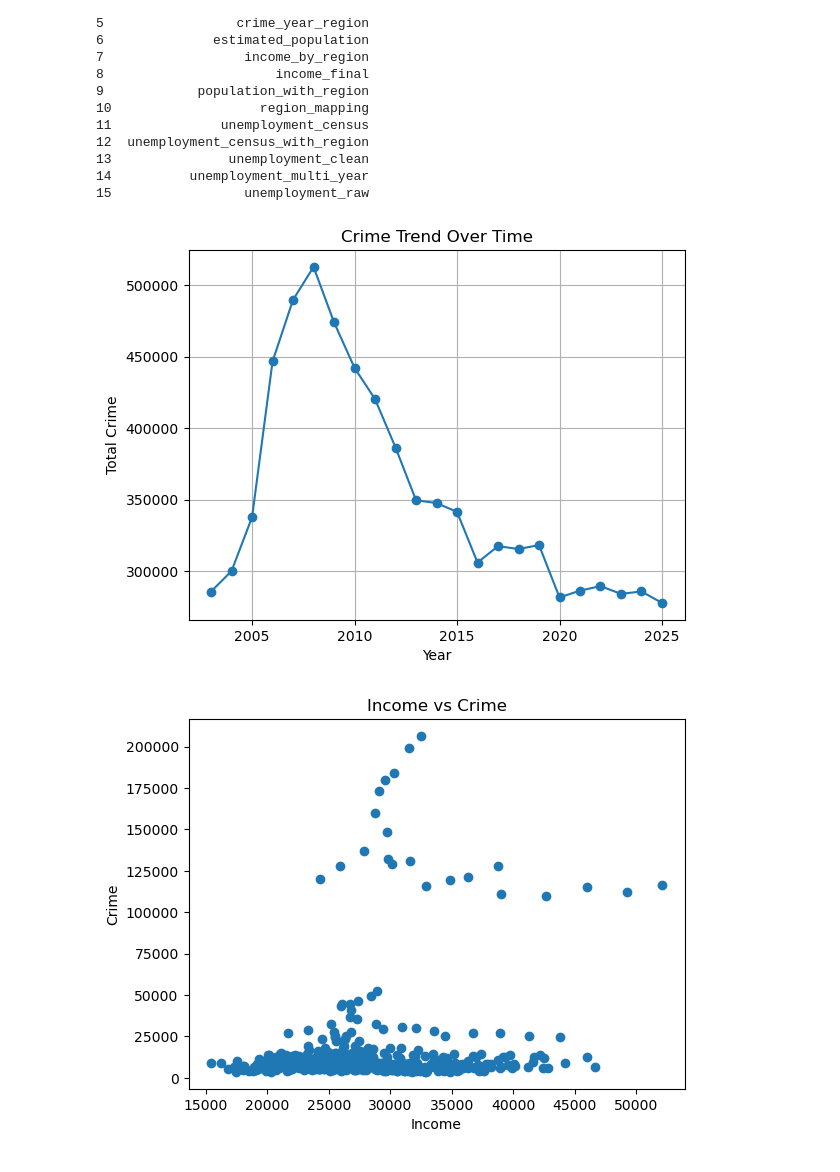
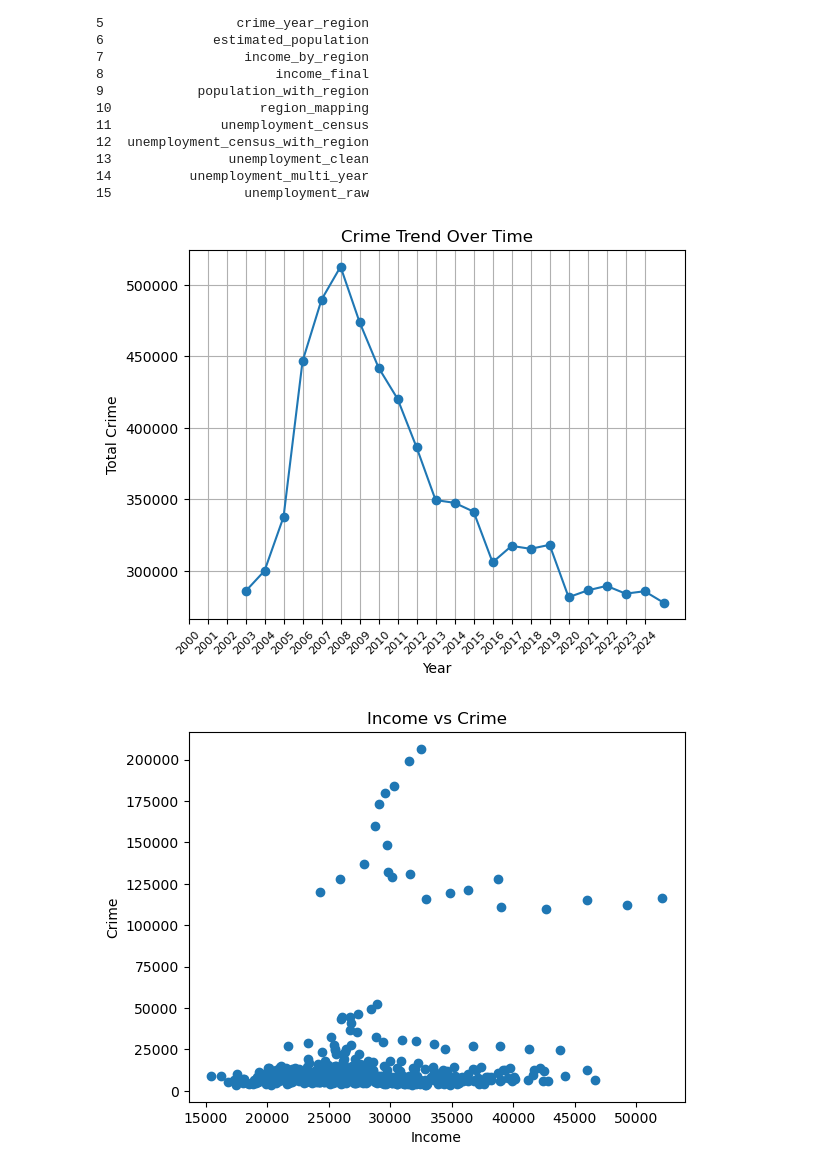
Before and after one commit to LinhLe9/Analytics-Programming-Crime-Project, a Jupyter notebook: notebooks/income+crime.ipynb, the cells around one changed output. Saved outputs shown, nothing was run; the diff lists cells and outputs as text; code cells hidden in the pictures.

Commit message:
updated crime+income file

```diff
--- a/notebooks/income+crime.ipynb
+++ b/notebooks/income+crime.ipynb
@@ -600,6 +600,14 @@ df.to_sql(
 # %% [output]
 700
 # %%
+trend = pd.read_sql("""
+SELECT year, AVG(value) AS avg_income
+FROM income_by_region
+WHERE statistic_label = 'Total Income per Person'
+GROUP BY year
+ORDER BY year;
+""", cloud_engine)
+
 plt.figure(figsize=(12,6))
 
 plt.plot(trend["year"], trend["avg_income"], marker="o")
@@ -676,23 +684,24 @@ print(tables)
 # %%
 crime_trend = pd.read_sql("""
 SELECT year, SUM(value) AS total_crime
 FROM crime_year_region
 GROUP BY year
 ORDER BY year;
 """, cloud_engine)
 
 
 import matplotlib.pyplot as plt
 
 plt.figure()
 plt.plot(crime_trend["year"], crime_trend["total_crime"], marker="o")
+plt.xticks(trend["year"], rotation=45, fontsize=8)
 plt.xlabel("Year")
 plt.ylabel("Total Crime")
 plt.title("Crime Trend Over Time")
 plt.grid(True)
 plt.show()
 # %% [output]
-[figure, old version]
+[figure, new version]
 # %%
 df_join = pd.read_sql("""
 SELECT
```
